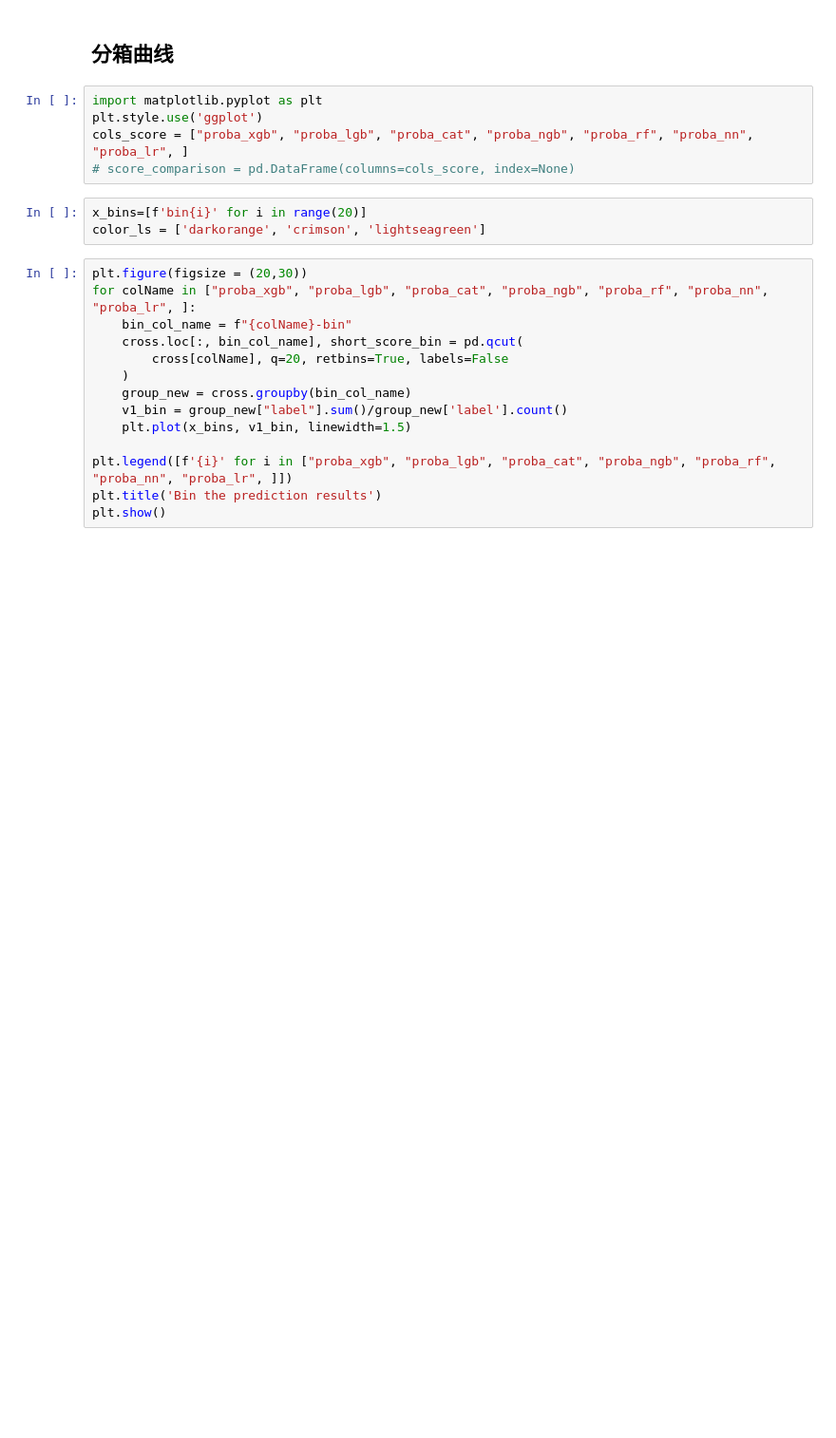
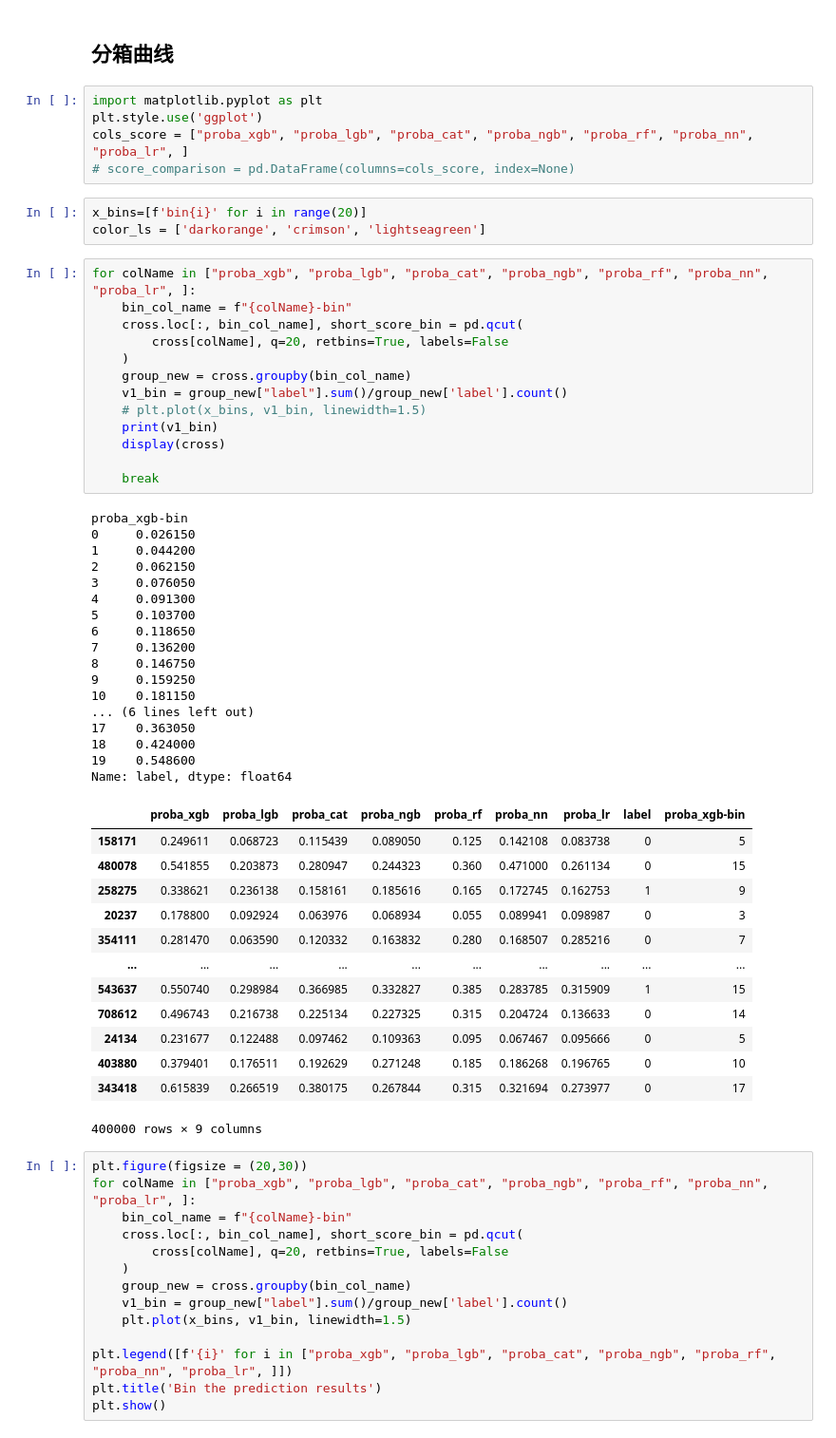
Before and after one commit to XMK233/ML_Tryout, a Jupyter notebook: 1-常用模型评价指标.ipynb, the cells around one changed output. Shown at 95% size. Saved outputs shown, nothing was run; the diff lists cells and outputs as text; blank space fills up the shorter version.

```diff
--- a/1-常用模型评价指标.ipynb
+++ b/1-常用模型评价指标.ipynb
@@ -814,6 +820,50 @@ cols_score = ["proba_xgb", "proba_lgb", "proba_cat", "proba_ngb", "proba_rf", "p
 # %%
 x_bins=[f'bin{i}' for i in range(20)]
 color_ls = ['darkorange', 'crimson', 'lightseagreen']
+# %%
+for colName in ["proba_xgb", "proba_lgb", "proba_cat", "proba_ngb", "proba_rf", "proba_nn", "proba_lr", ]:
+    bin_col_name = f"{colName}-bin"
+    cross.loc[:, bin_col_name], short_score_bin = pd.qcut(
+        cross[colName], q=20, retbins=True, labels=False
+    )
+    group_new = cross.groupby(bin_col_name)
+    v1_bin = group_new["label"].sum()/group_new['label'].count()
+    # plt.plot(x_bins, v1_bin, linewidth=1.5)
+    print(v1_bin)
+    display(cross)
+
+    break
+# %% [output]
+proba_xgb-bin
+0     0.026150
+1     0.044200
+2     0.062150
+3     0.076050
+4     0.091300
+5     0.103700
+6     0.118650
+7     0.136200
+8     0.146750
+9     0.159250
+10    0.181150
+... (6 lines left out)
+17    0.363050
+18    0.424000
+19    0.548600
+Name: label, dtype: float64
+|  | proba_xgb | proba_lgb | proba_cat | proba_ngb | proba_rf | proba_nn | proba_lr | label | proba_xgb-bin |
+| 158171 | 0.249611 | 0.068723 | 0.115439 | 0.089050 | 0.125 | 0.142108 | 0.083738 | 0 | 5 |
+| 480078 | 0.541855 | 0.203873 | 0.280947 | 0.244323 | 0.360 | 0.471000 | 0.261134 | 0 | 15 |
+| 258275 | 0.338621 | 0.236138 | 0.158161 | 0.185616 | 0.165 | 0.172745 | 0.162753 | 1 | 9 |
+| 20237 | 0.178800 | 0.092924 | 0.063976 | 0.068934 | 0.055 | 0.089941 | 0.098987 | 0 | 3 |
+| 354111 | 0.281470 | 0.063590 | 0.120332 | 0.163832 | 0.280 | 0.168507 | 0.285216 | 0 | 7 |
+| ... | ... | ... | ... | ... | ... | ... | ... | ... | ... |
+| 543637 | 0.550740 | 0.298984 | 0.366985 | 0.332827 | 0.385 | 0.283785 | 0.315909 | 1 | 15 |
+| 708612 | 0.496743 | 0.216738 | 0.225134 | 0.227325 | 0.315 | 0.204724 | 0.136633 | 0 | 14 |
+| 24134 | 0.231677 | 0.122488 | 0.097462 | 0.109363 | 0.095 | 0.067467 | 0.095666 | 0 | 5 |
+| 403880 | 0.379401 | 0.176511 | 0.192629 | 0.271248 | 0.185 | 0.186268 | 0.196765 | 0 | 10 |
+| 343418 | 0.615839 | 0.266519 | 0.380175 | 0.267844 | 0.315 | 0.321694 | 0.273977 | 0 | 17 |
+400000 rows × 9 columns
 # %%
 plt.figure(figsize = (20,30))
 for colName in ["proba_xgb", "proba_lgb", "proba_cat", "proba_ngb", "proba_rf", "proba_nn", "proba_lr", ]:
```
Also changed, not shown: parts of 7 cells of this notebook, 20 other files.
